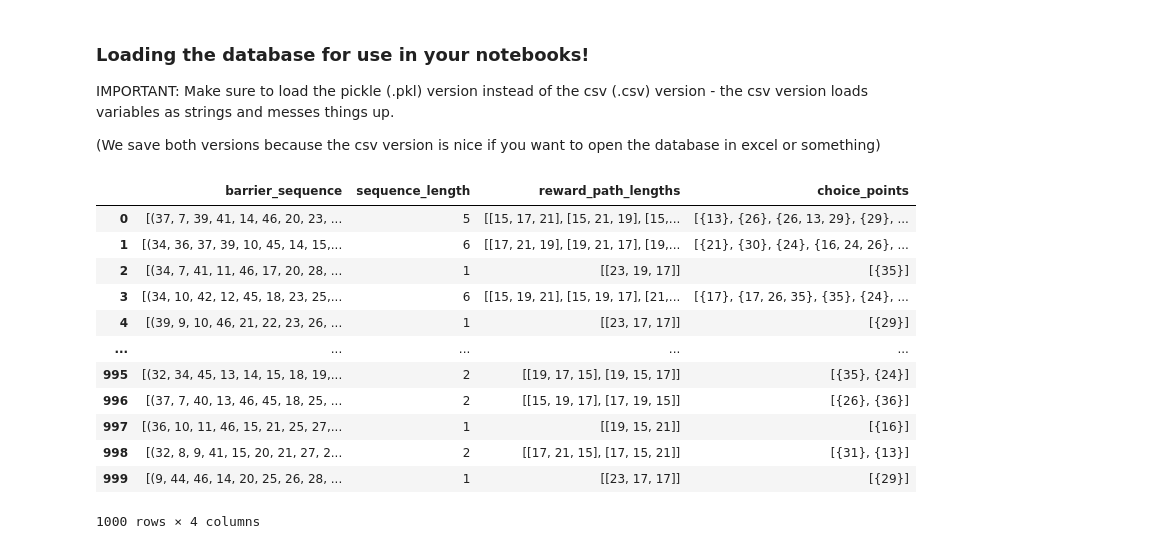
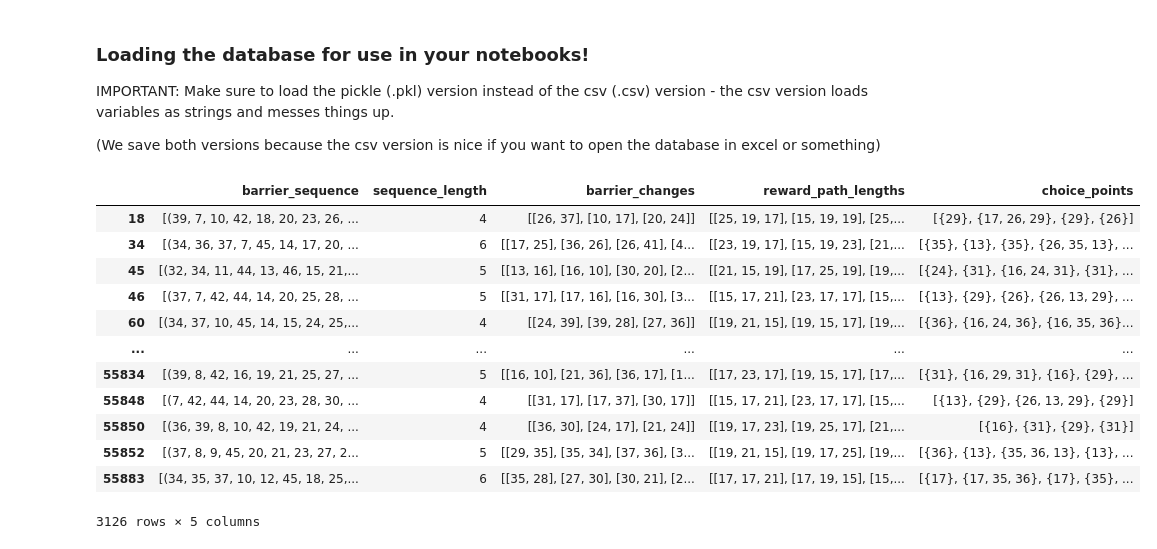
Before and after one commit to calderast/Hex-maze, a Jupyter notebook: Tutorials/Generate_Barrier_Sequence_Database_OLD.ipynb, the cells around one changed output. Saved outputs shown, nothing was run; the diff lists cells and outputs as text; code cells hidden in the pictures.

```diff
--- a/Tutorials/Generate_Barrier_Sequence_Database_OLD.ipynb
+++ b/Tutorials/Generate_Barrier_Sequence_Database_OLD.ipynb
@@ -174,19 +179,19 @@ IMPORTANT: Make sure to load the pickle (.pkl) version instead of the csv (.csv)
 (We save both versions because the csv version is nice if you want to open the database in excel or something)
 # %%
 # Loads the database as "df"
-df = pd.read_pickle('../Barrier_Sequence_Databases/barrier_sequences_first1000.pkl')
+df = pd.read_pickle('../Barrier_Sequence_Databases/barrier_sequence_database.pkl')
 display(df)
 # %% [output]
-|  | barrier_sequence | sequence_length | reward_path_lengths | choice_points |
-| 0 | [(37, 7, 39, 41, 14, 46, 20, 23, ... | 5 | [[15, 17, 21], [15, 21, 19], [15,... | [{13}, {26}, {26, 13, 29}, {29}, ... |
-| 1 | [(34, 36, 37, 39, 10, 45, 14, 15,... | 6 | [[17, 21, 19], [19, 21, 17], [19,... | [{21}, {30}, {24}, {16, 24, 26}, ... |
-| 2 | [(34, 7, 41, 11, 46, 17, 20, 28, ... | 1 | [[23, 19, 17]] | [{35}] |
-| 3 | [(34, 10, 42, 12, 45, 18, 23, 25,... | 6 | [[15, 19, 21], [15, 19, 17], [21,... | [{17}, {17, 26, 35}, {35}, {24}, ... |
-| 4 | [(39, 9, 10, 46, 21, 22, 23, 26, ... | 1 | [[23, 17, 17]] | [{29}] |
-| ... | ... | ... | ... | ... |
-| 995 | [(32, 34, 45, 13, 14, 15, 18, 19,... | 2 | [[19, 17, 15], [19, 15, 17]] | [{35}, {24}] |
-| 996 | [(37, 7, 40, 13, 46, 45, 18, 25, ... | 2 | [[15, 19, 17], [17, 19, 15]] | [{26}, {36}] |
-| 997 | [(36, 10, 11, 46, 15, 21, 25, 27,... | 1 | [[19, 15, 21]] | [{16}] |
-| 998 | [(32, 8, 9, 41, 15, 20, 21, 27, 2... | 2 | [[17, 21, 15], [17, 15, 21]] | [{31}, {13}] |
-| 999 | [(9, 44, 46, 14, 20, 25, 26, 28, ... | 1 | [[23, 17, 17]] | [{29}] |
+|  | barrier_sequence | sequence_length | barrier_changes | reward_path_lengths | choice_points |
+| 18 | [(39, 7, 10, 42, 18, 20, 23, 26, ... | 4 | [[26, 37], [10, 17], [20, 24]] | [[25, 19, 17], [15, 19, 19], [25,... | [{29}, {17, 26, 29}, {29}, {26}] |
+| 34 | [(34, 36, 37, 7, 45, 14, 17, 20, ... | 6 | [[17, 25], [36, 26], [26, 41], [4... | [[23, 19, 17], [15, 19, 23], [21,... | [{35}, {13}, {35}, {26, 35, 13}, ... |
+| 45 | [(32, 34, 11, 44, 13, 46, 15, 21,... | 5 | [[13, 16], [16, 10], [30, 20], [2... | [[21, 15, 19], [17, 25, 19], [19,... | [{24}, {31}, {16, 24, 31}, {31}, ... |
+| 46 | [(37, 7, 42, 44, 14, 20, 25, 28, ... | 5 | [[31, 17], [17, 16], [16, 30], [3... | [[15, 17, 21], [23, 17, 17], [15,... | [{13}, {29}, {26}, {26, 13, 29}, ... |
+| 60 | [(34, 37, 10, 45, 14, 15, 24, 25,... | 4 | [[24, 39], [39, 28], [27, 36]] | [[19, 21, 15], [19, 15, 17], [19,... | [{36}, {16, 24, 36}, {16, 35, 36}... |
+| ... | ... | ... | ... | ... | ... |
+| 55834 | [(39, 8, 42, 16, 19, 21, 25, 27, ... | 5 | [[16, 10], [21, 36], [36, 17], [1... | [[17, 23, 17], [19, 15, 17], [17,... | [{31}, {16, 29, 31}, {16}, {29}, ... |
+| 55848 | [(7, 42, 44, 14, 20, 23, 28, 30, ... | 4 | [[31, 17], [17, 37], [30, 17]] | [[15, 17, 21], [23, 17, 17], [15,... | [{13}, {29}, {26, 13, 29}, {29}] |
+| 55850 | [(36, 39, 8, 10, 42, 19, 21, 24, ... | 4 | [[36, 30], [24, 17], [21, 24]] | [[19, 17, 23], [19, 25, 17], [21,... | [{16}, {31}, {29}, {31}] |
+| 55852 | [(37, 8, 9, 45, 20, 21, 23, 27, 2... | 5 | [[29, 35], [35, 34], [37, 36], [3... | [[19, 21, 15], [19, 17, 25], [19,... | [{36}, {13}, {35, 36, 13}, {13}, ... |
+| 55883 | [(34, 35, 37, 10, 12, 45, 18, 25,... | 6 | [[35, 28], [27, 30], [30, 21], [2... | [[17, 17, 21], [17, 19, 15], [15,... | [{17}, {17, 35, 36}, {17}, {35}, ... |
-1000 rows × 4 columns
+3126 rows × 5 columns
```
Also changed, not shown: parts of 4 cells of this notebook, 8 other files.
